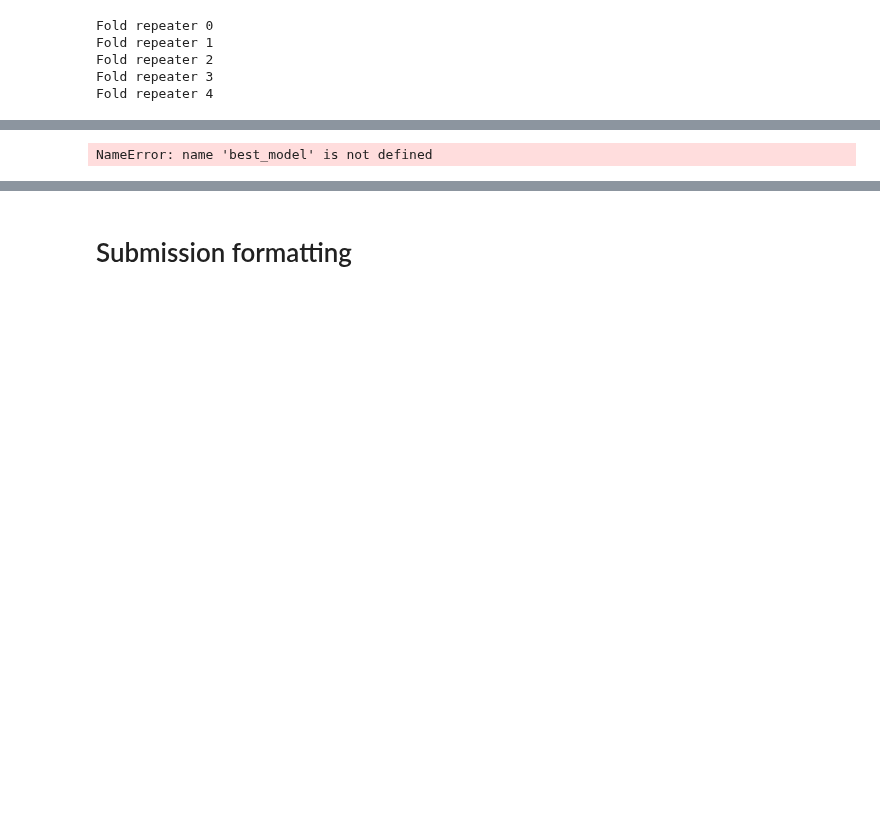
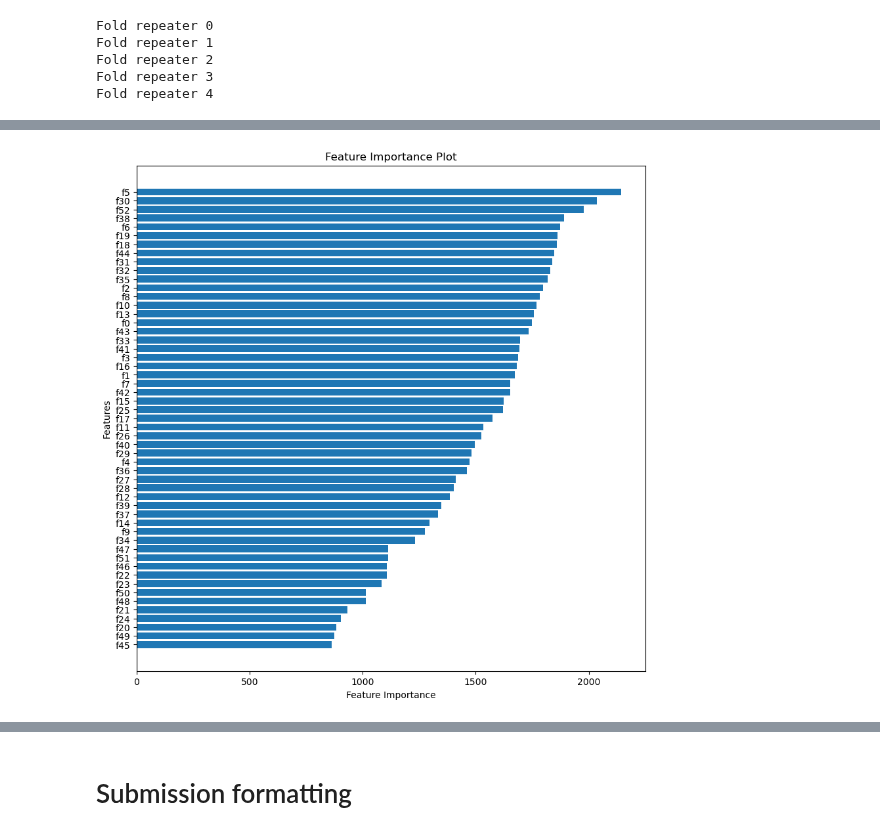
Before and after one commit to joshmccoy2/NCAA_March_Madness, a Jupyter notebook: The Madness of March.ipynb, the cells around one changed output, grey strips where cells are left out. Cells and saved outputs as stored; diff of their text form; code cells hidden in the pictures; blank space fills up the shorter version.

```diff
--- a/The Madness of March.ipynb
+++ b/The Madness of March.ipynb
@@ -871,19 +871,20 @@ Mean Brier score across all folds: 0.12799361380937707
 # %%
+import numpy as np
 import matplotlib.pyplot as plt
 
 # Retrieve feature importances
-importance = best_model.feature_importances_
+importance = model.get_score(importance_type='weight')
 
 # Sort feature importances in descending order
-sorted_idx = np.argsort(importance)
+sorted_idx = np.argsort(list(importance.values()))
 
 # Plot feature importances
 plt.figure(figsize=(10, 10))
-plt.barh(range(len(sorted_idx)), importance[sorted_idx], align='center')
-plt.yticks(range(len(sorted_idx)), np.array(X.columns)[sorted_idx])
+plt.barh(range(len(importance)), [importance[list(importance.keys())[i]] for i in sorted_idx], align='center')
+plt.yticks(range(len(importance)), [list(importance.keys())[i] for i in sorted_idx])
 plt.xlabel('Feature Importance')
 plt.ylabel('Features')
 plt.title('Feature Importance Plot')
 plt.show()
 # %% [output]
-NameError: name 'best_model' is not defined
+[figure, added]
```
Also changed, not shown: parts of 7 cells of this notebook.
